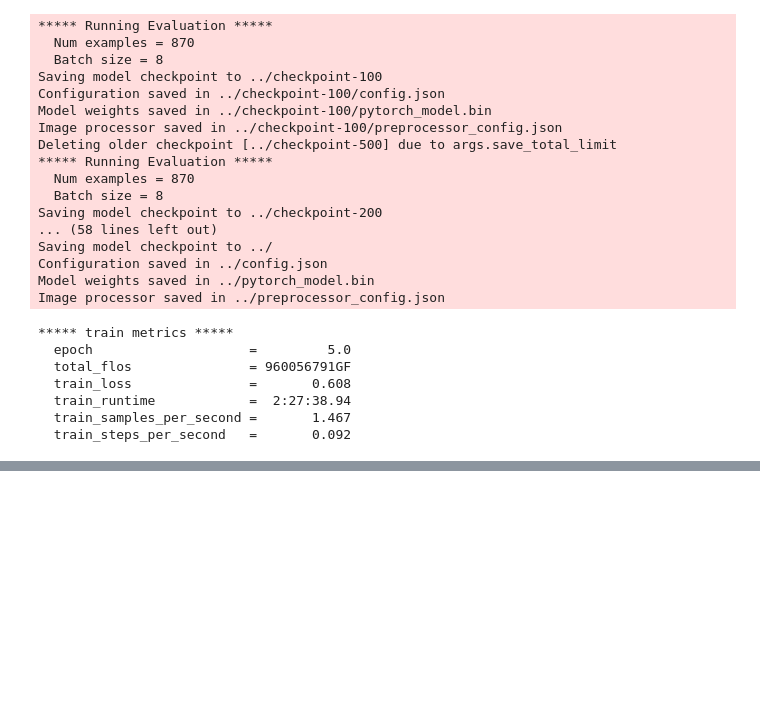
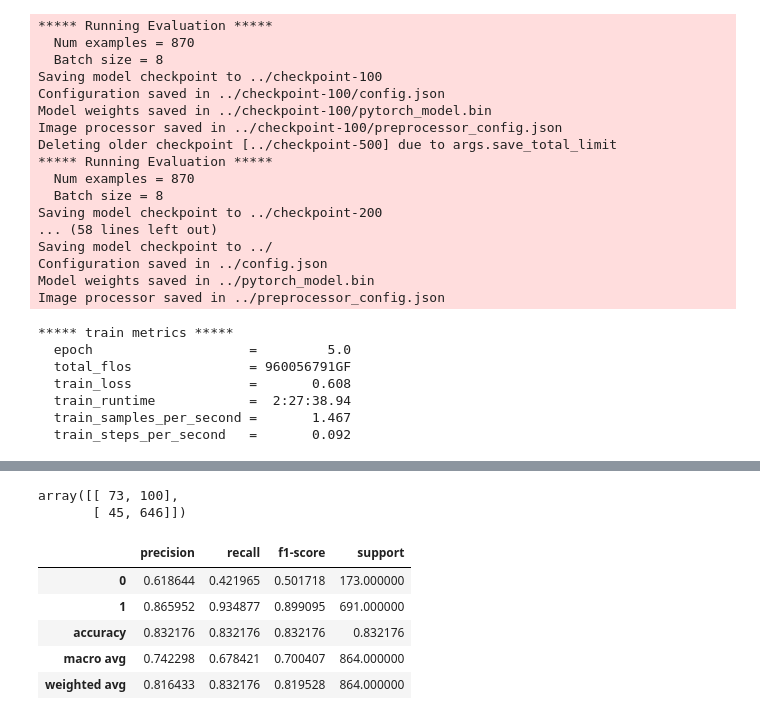
Before and after one commit to chayansraj/Vision-Transformer-Research, a Jupyter notebook: vit32_w_augment/vision_transformer_32patch_w_augment.ipynb, the cells around one changed output, grey strips where cells are left out. Saved outputs shown, nothing was run; the diff lists cells and outputs as text; code cells hidden in the pictures; blank space fills up the shorter version.

```diff
--- a/vit32_w_augment/vision_transformer_32patch_w_augment.ipynb
+++ b/vit32_w_augment/vision_transformer_32patch_w_augment.ipynb
@@ -323,19 +297,18 @@ PredictionOutput(predictions=array([[ 6.9026456,  4.231024 , -3.7037375, ..., -3
 # %%
-model = AutoModelForImageClassification.from_pretrained('./checkpoint-1600/')
+model = ViTForImageClassification.from_pretrained('/local/data1/chash345/vit32_w_augment_model/checkpoint-1600', num_labels=2, ignore_mismatched_sizes=True )
+
+
+
 training_args = TrainingArguments(
-    output_dir= '/local/data1/chash345/Vision-Transformer-Research-Project/vit32_w_augment',
+    output_dir= '/local/data1/chash345/vit32_w_augment_model/checkpoint-1600',
     per_device_train_batch_size=1,
+    num_train_epochs=1,
     evaluation_strategy='steps',
-    num_train_epochs=10,
-    save_steps=200,
-    eval_steps=200,
-    logging_steps=10,
-    learning_rate=1e-4,
-    save_total_limit=2,
+    save_strategy='steps',
     remove_unused_columns=False,
     push_to_hub=False,
     load_best_model_at_end=True,
-
+    do_predict=True
 )
 
 trainer = Trainer(
@@ -343,9 +316,9 @@ trainer = Trainer(
     args=training_args,
     data_collator=collate_fn,
     compute_metrics=compute_metrics,
-    tokenizer=feature_extractor
+    tokenizer=feature_extractor,
 )
 #trainer = Trainer(model=model)
 #trainer.model = model.cuda()
-trainer.predict(prepared_test)
+prediction_test = trainer.predict(prepared_test)
 # %% [output]
@@ -386,0 +378,2 @@ PredictionOutput(predictions=array([[ 6.8931093,  3.6399338, -3.9315164, ..., -3
+# %%
+prediction = tf.round(tf.nn.sigmoid(prediction_test.predictions))
@@ -386,0 +390,14 @@ PredictionOutput(predictions=array([[ 6.8931093,  3.6399338, -3.9315164, ..., -3
+# %%
+confusion_matrix(y_true= y_true , y_pred=y_pred)
+# %% [output]
+array([[ 73, 100],
+       [ 45, 646]])
+# %%
+pd.DataFrame(classification_report(y_true, y_pred, output_dict=True)).T
+# %% [output]
+|  | precision | recall | f1-score | support |
+| 0 | 0.618644 | 0.421965 | 0.501718 | 173.000000 |
+| 1 | 0.865952 | 0.934877 | 0.899095 | 691.000000 |
+| accuracy | 0.832176 | 0.832176 | 0.832176 | 0.832176 |
+| macro avg | 0.742298 | 0.678421 | 0.700407 | 864.000000 |
+| weighted avg | 0.816433 | 0.832176 | 0.819528 | 864.000000 |
```
Also changed, not shown: parts of 14 cells of this notebook.
